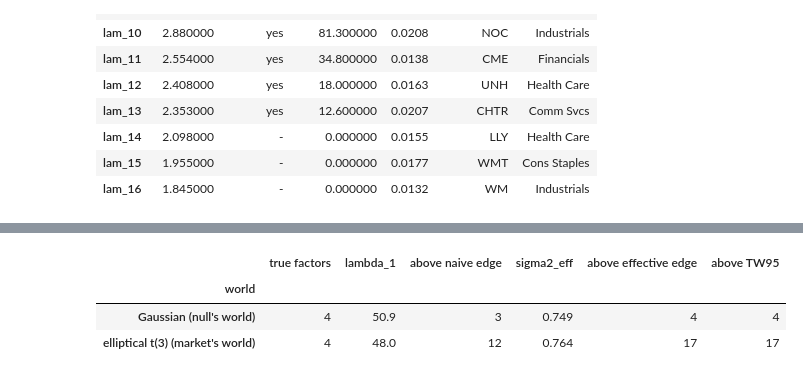
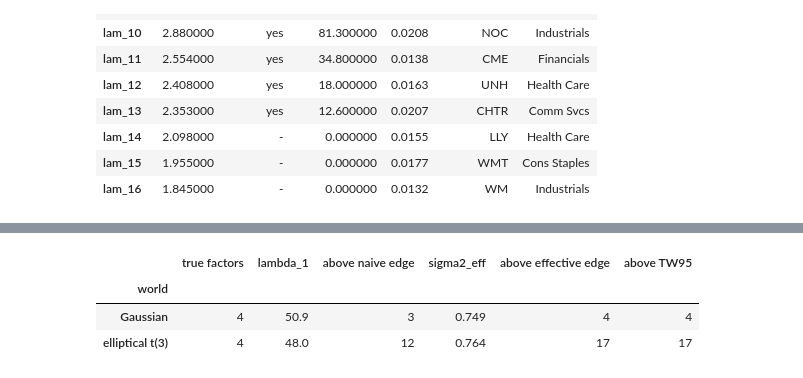
Before and after one commit to MarcoGaloppo/Quant-RMT-FatTails, a Jupyter notebook: narrative_rmt_market_data.ipynb, the cells around one changed output, grey strips where cells are left out. Saved outputs shown, nothing was run; the diff lists cells and outputs as text; code cells hidden in the pictures.

```diff
--- a/narrative_rmt_market_data.ipynb
+++ b/narrative_rmt_market_data.ipynb
@@ -463,26 +423,26 @@ is honest, and what it looks like when fat tails inflate it.
 # %%
 from rmt_lab import spiked_cov, returns_student, returns_gaussian
 
 N_c, T_c, K_TRUE = 200, 504, 4
 rng_c = np.random.default_rng(11)
 C_c, _ = spiked_cov(N_c, [70.0, 6.0, 4.0, 3.0], rng_c, market=True)   # market + 3 sectors
 
 rows = []
-for lab, Xc in (("Gaussian (null's world)", returns_gaussian(N_c, T_c, rng_c, cov=C_c)),
-                ("elliptical t(3) (market's world)",
+for lab, Xc in (("Gaussian", returns_gaussian(N_c, T_c, rng_c, cov=C_c)),
+                ("elliptical t(3)",
                  returns_student(N_c, T_c, 3.0, rng_c, cov=C_c, elliptical=True))):
     lam_c, _ = eigh_desc(sample_corr(Xc, demean=True))
     e_naive = mp_edges(N_c / T_c, 1.0)[1]
     s2_c, q_c, e_eff = mp_fit_k(lam_c, N_c, T_c, k=1)
     rows.append({"world": lab, "true factors": K_TRUE, "lambda_1": round(lam_c[0], 1),
                  "above naive edge": int((lam_c > e_naive).sum()),
                  "sigma2_eff": round(s2_c, 3),
                  "above effective edge": int((lam_c > e_eff).sum()),
                  "above TW95": int((lam_c > tw_threshold(N_c - 1, T_c, s2_c)).sum())})
 pd.DataFrame(rows).set_index("world")
 # %% [output]
 |  | true factors | lambda_1 | above naive edge | sigma2_eff | above effective edge | above TW95 |
 | world |  |  |  |  |  |  |
-| Gaussian (null's world) | 4 | 50.9 | 3 | 0.749 | 4 | 4 |
-| elliptical t(3) (market's world) | 4 | 48.0 | 12 | 0.764 | 17 | 17 |
+| Gaussian | 4 | 50.9 | 3 | 0.749 | 4 | 4 |
+| elliptical t(3) | 4 | 48.0 | 12 | 0.764 | 17 | 17 |
 # %% [markdown]
```
Also changed, not shown: parts of 6 cells of this notebook.
